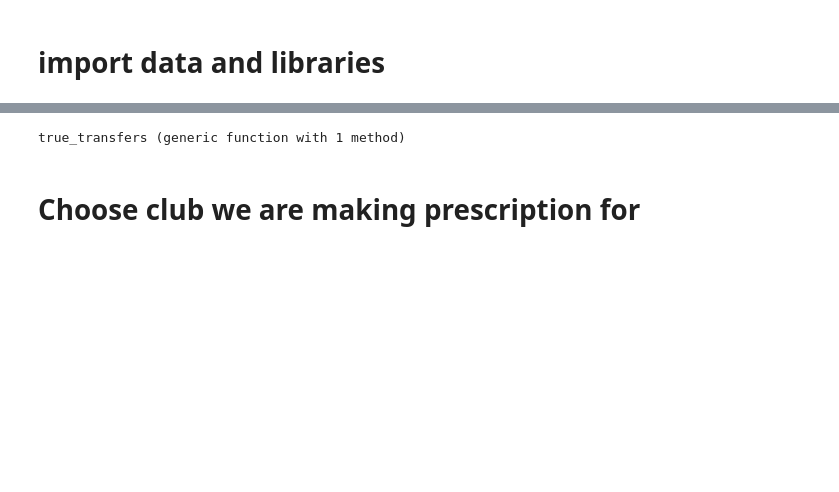
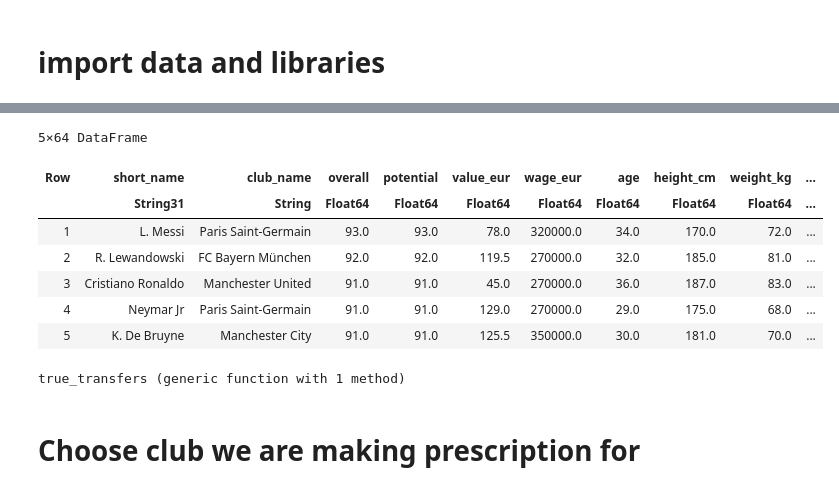
Before and after one commit to azanon00/Transfer_Strategy_Prescription, a Jupyter notebook: code/andrea_prescriptive_models.ipynb, the cells around one changed output, grey strips where cells are left out. Saved outputs shown, nothing was run; the diff lists cells and outputs as text; code cells hidden in the pictures; blank space fills up the shorter version.

```diff
--- a/code/andrea_prescriptive_models.ipynb
+++ b/code/andrea_prescriptive_models.ipynb
@@ -15,3 +31,14 @@ transfers = CSV.read("../data/Transfers/all_transfers.csv", DataFrame);
+# %%
+data[1:5,:]
+# %% [output]
+5×64 DataFrame
+| Row | short_name | club_name | overall | potential | value_eur | wage_eur | age | height_cm | weight_kg | ... |
+|  | String31 | String | Float64 | Float64 | Float64 | Float64 | Float64 | Float64 | Float64 | ... |
+| 1 | L. Messi | Paris Saint-Germain | 93.0 | 93.0 | 78.0 | 320000.0 | 34.0 | 170.0 | 72.0 | ... |
+| 2 | R. Lewandowski | FC Bayern München | 92.0 | 92.0 | 119.5 | 270000.0 | 32.0 | 185.0 | 81.0 | ... |
+| 3 | Cristiano Ronaldo | Manchester United | 91.0 | 91.0 | 45.0 | 270000.0 | 36.0 | 187.0 | 83.0 | ... |
+| 4 | Neymar Jr | Paris Saint-Germain | 91.0 | 91.0 | 129.0 | 270000.0 | 29.0 | 175.0 | 68.0 | ... |
+| 5 | K. De Bruyne | Manchester City | 91.0 | 91.0 | 125.5 | 350000.0 | 30.0 | 181.0 | 70.0 | ... |
 # %%
 # iterate over all clubs, and save players that are part of that clubs
 club_players = Dict()
```
Also changed, not shown: parts of 29 cells of this notebook.
